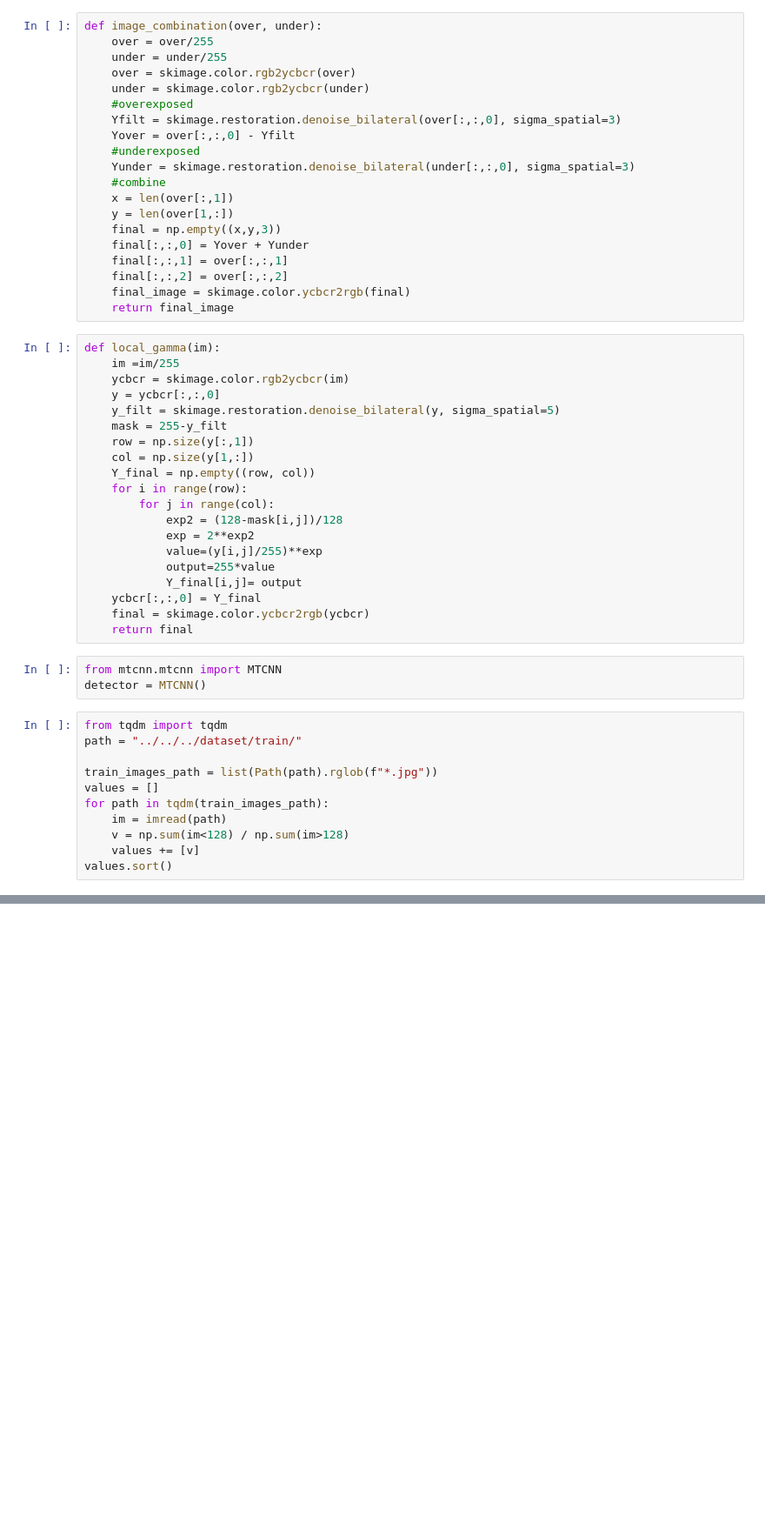
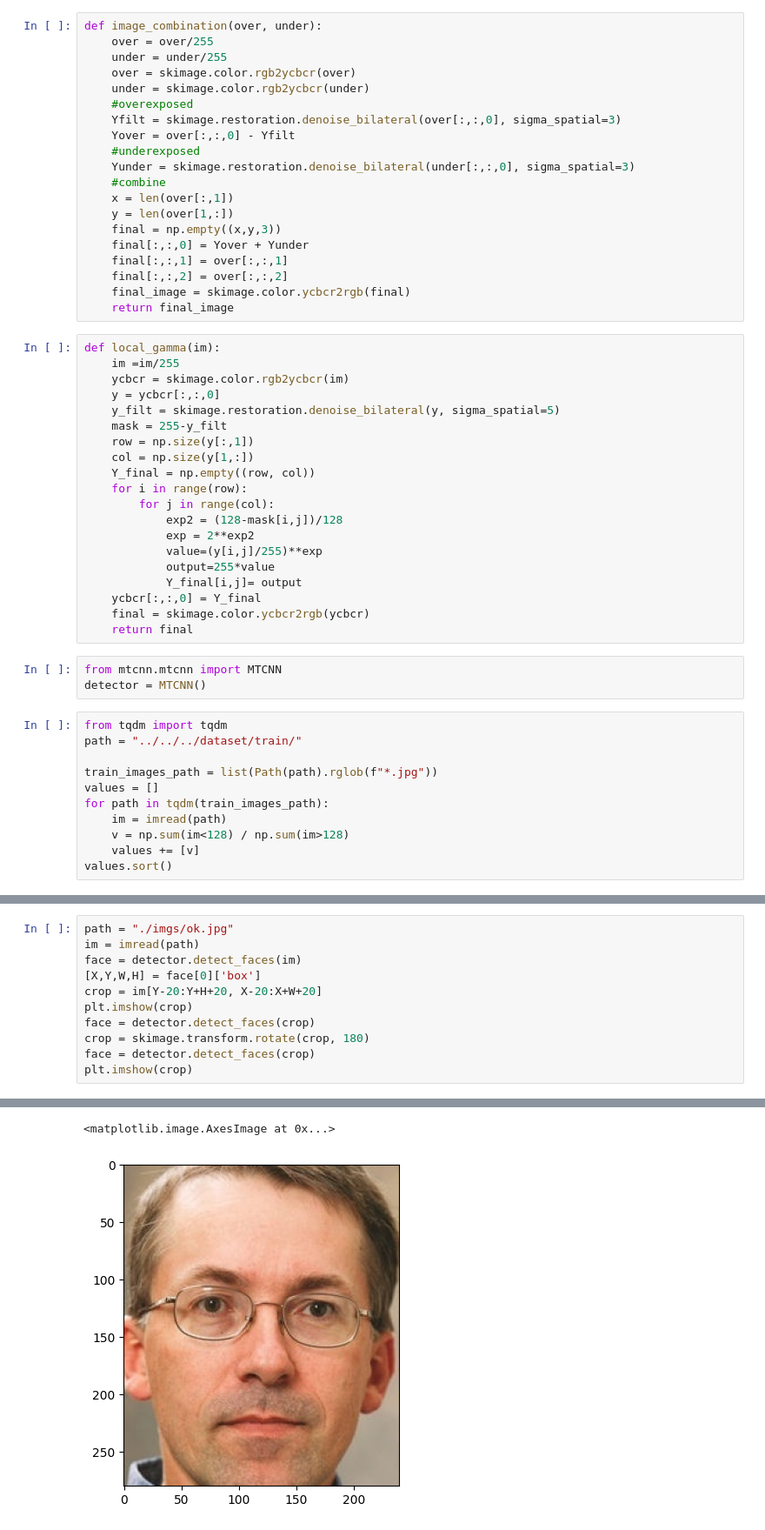
Before and after one commit to AlexGerry/Face_good_vs_bad, a Jupyter notebook: src/Preprocessing/preprocessing.ipynb, the cells around one changed output, grey strips where cells are left out. Shown at 87% size. Saved outputs shown, nothing was run; the diff lists cells and outputs as text; blank space fills up the shorter version.

```diff
--- a/src/Preprocessing/preprocessing.ipynb
+++ b/src/Preprocessing/preprocessing.ipynb
@@ -127,0 +183,12 @@ no faces
+# %%
+path = "./imgs/ok.jpg"
+im = imread(path)
+face = detector.detect_faces(im)
+[X,Y,W,H] = face[0]['box']
+crop = im[Y-20:Y+H+20, X-20:X+W+20]
+plt.imshow(crop)
+face = detector.detect_faces(crop)
+crop = skimage.transform.rotate(crop, 180)
+face = detector.detect_faces(crop)
+plt.imshow(crop)
+# %% [output]
@@ -127,0 +212,2 @@ no faces
+<matplotlib.image.AxesImage at 0x...>
+[figure, added]
```
Also changed, not shown: parts of 8 cells of this notebook.
